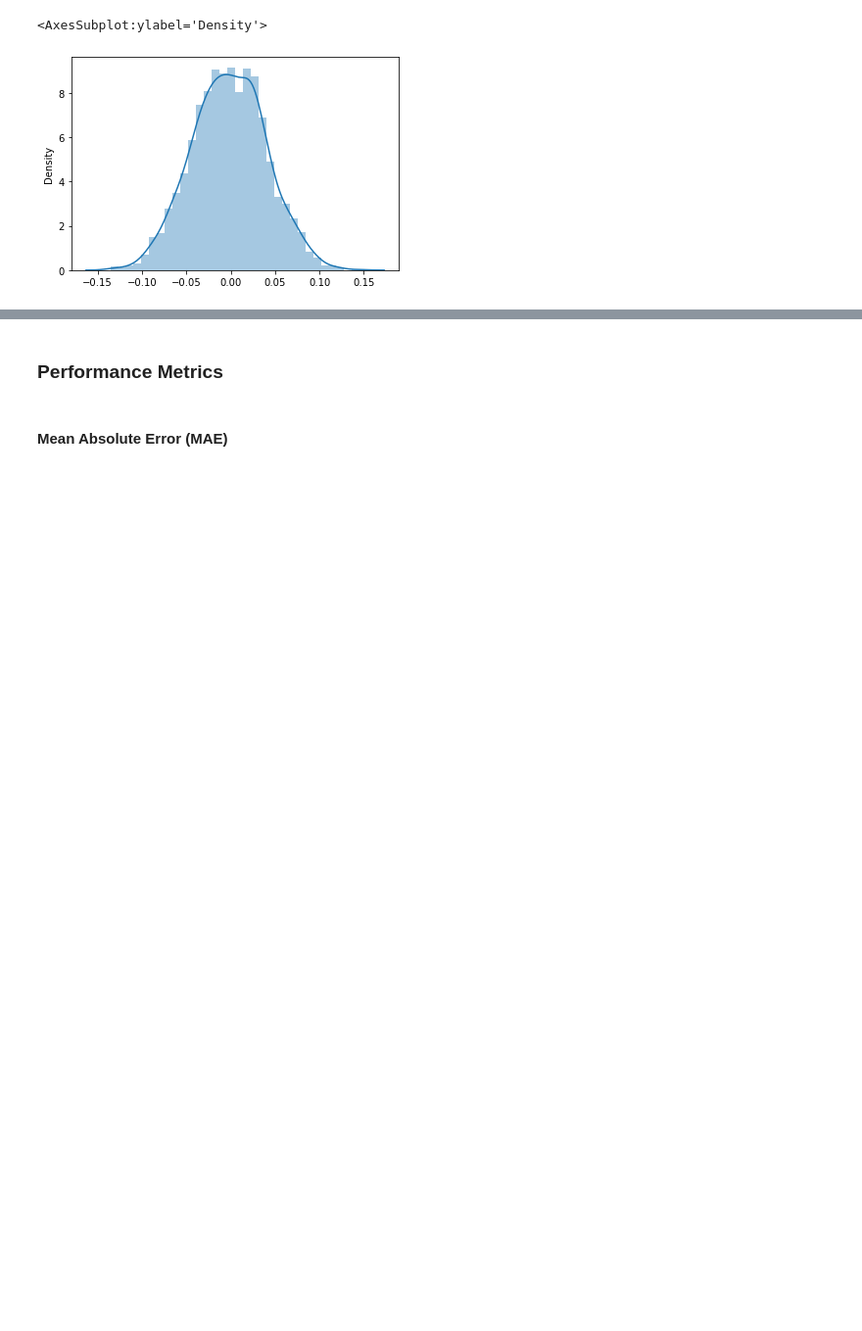
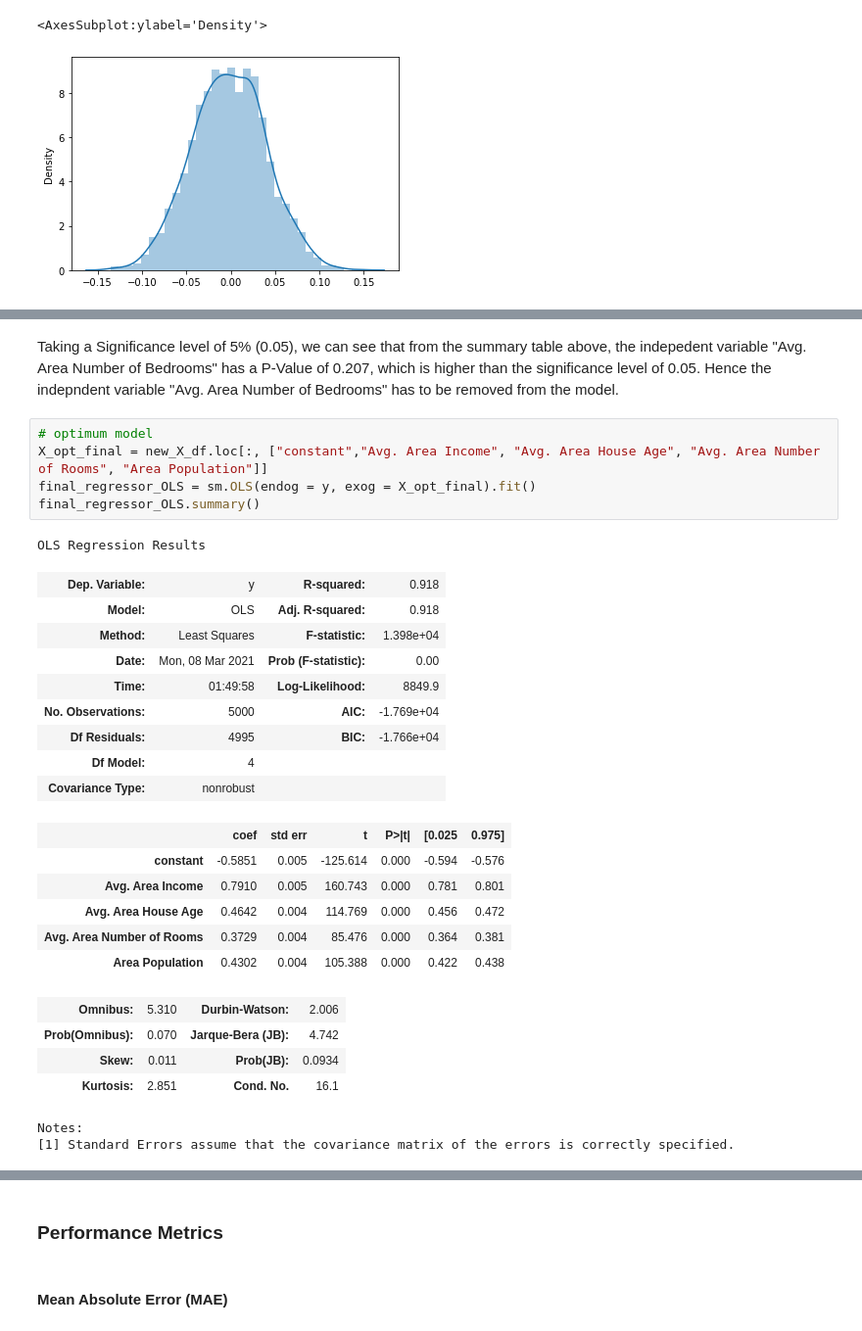
Before and after one commit to odara-rapheal/Weekly-ML-Code-Project-003-Regression-, a Jupyter notebook: Weekly ML Code Project 003 (Regression).ipynb, the cells around one changed output, grey strips where cells are left out. Shown at 98% size. Drawn from its saved outputs; the diff is of its cells as text; blank space fills up the shorter version.

```diff
--- a/Weekly ML Code Project 003 (Regression).ipynb
+++ b/Weekly ML Code Project 003 (Regression).ipynb
@@ -276,0 +349,31 @@ sns.distplot(residuals)
+# %% [markdown]
+Taking a Significance level of 5% (0.05), we can see that from the summary table above, the indepedent variable "Avg. Area Number of Bedrooms" has a P-Value of 0.207, which is higher than the significance level of 0.05.
+Hence the indepndent variable "Avg. Area Number of Bedrooms" has to be removed from the model.
+# %%
+# optimum model
+X_opt_final = new_X_df.loc[:, ["constant","Avg. Area Income", "Avg. Area House Age", "Avg. Area Number of Rooms", "Area Population"]]
+final_regressor_OLS = sm.OLS(endog = y, exog = X_opt_final).fit()
+final_regressor_OLS.summary()
+# %% [output]
+OLS Regression Results
+| Dep. Variable: | y | R-squared: | 0.918 |
+| Model: | OLS | Adj. R-squared: | 0.918 |
+| Method: | Least Squares | F-statistic: | 1.398e+04 |
+| Date: | Mon, 08 Mar 2021 | Prob (F-statistic): | 0.00 |
+| Time: | 01:49:58 | Log-Likelihood: | 8849.9 |
+| No. Observations: | 5000 | AIC: | -1.769e+04 |
+| Df Residuals: | 4995 | BIC: | -1.766e+04 |
+| Df Model: | 4 |  |  |
+| Covariance Type: | nonrobust |  |  |
+|  | coef | std err | t | P>|t| | [0.025 | 0.975] |
+| constant | -0.5851 | 0.005 | -125.614 | 0.000 | -0.594 | -0.576 |
+| Avg. Area Income | 0.7910 | 0.005 | 160.743 | 0.000 | 0.781 | 0.801 |
+| Avg. Area House Age | 0.4642 | 0.004 | 114.769 | 0.000 | 0.456 | 0.472 |
+| Avg. Area Number of Rooms | 0.3729 | 0.004 | 85.476 | 0.000 | 0.364 | 0.381 |
+| Area Population | 0.4302 | 0.004 | 105.388 | 0.000 | 0.422 | 0.438 |
+| Omnibus: | 5.310 | Durbin-Watson: | 2.006 |
+| Prob(Omnibus): | 0.070 | Jarque-Bera (JB): | 4.742 |
+| Skew: | 0.011 | Prob(JB): | 0.0934 |
+| Kurtosis: | 2.851 | Cond. No. | 16.1 |
+Notes:
+[1] Standard Errors assume that the covariance matrix of the errors is correctly specified.
```
Also changed, not shown: parts of 7 cells of this notebook.
